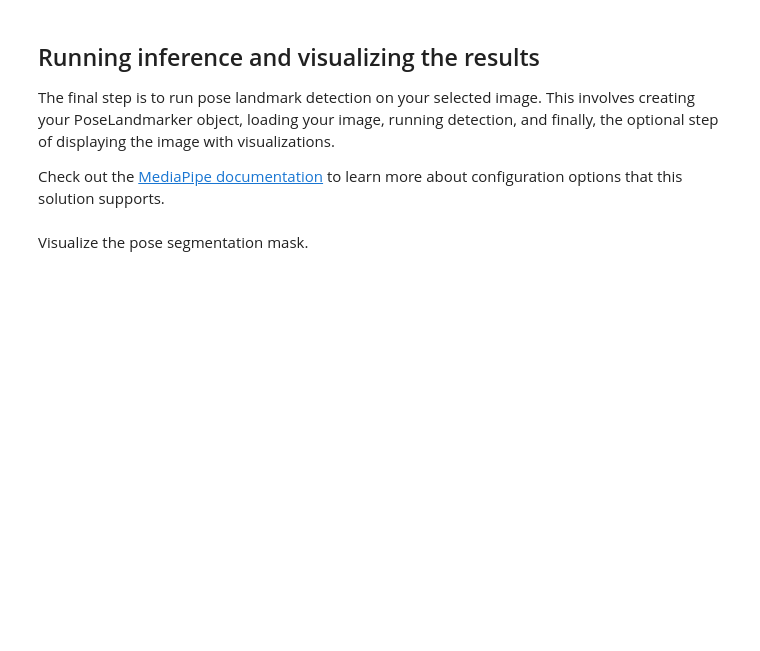
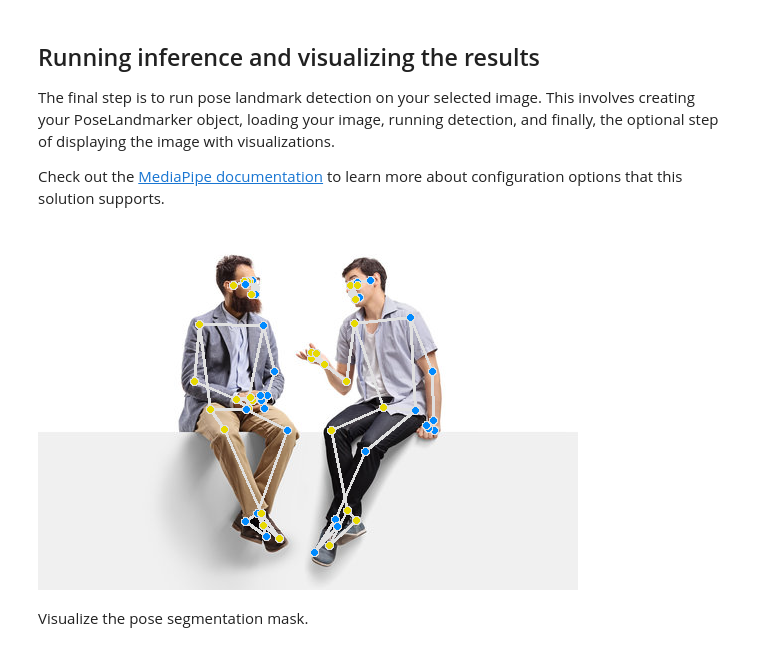
Before and after one commit to begumaktann/Data-Science-Projects, a Jupyter notebook: examples/pose_landmarker/python/[MediaPipe_Python_Tasks]_Pose_Landmarker.ipynb, the cells around one changed output. Saved outputs shown, nothing was run; the diff lists cells and outputs as text; code cells hidden in the pictures; blank space fills up the shorter version.

```diff
--- a/examples/pose_landmarker/python/[MediaPipe_Python_Tasks]_Pose_Landmarker.ipynb
+++ b/examples/pose_landmarker/python/[MediaPipe_Python_Tasks]_Pose_Landmarker.ipynb
@@ -90,25 +92,27 @@ Check out the [MediaPipe documentation](https://developers.google.com/mediapipe/
 # %%
 # STEP 1: Import the necessary modules.
 import mediapipe as mp
 from mediapipe.tasks import python
 from mediapipe.tasks.python import vision
 
 # STEP 2: Create an PoseLandmarker object.
 base_options = python.BaseOptions(model_asset_path='pose_landmarker.task')
 options = vision.PoseLandmarkerOptions(
     base_options=base_options,
-    output_segmentation_masks=True)
+    output_segmentation_masks=True,num_poses=2)
 detector = vision.PoseLandmarker.create_from_options(options)
 
 # STEP 3: Load the input image.
-image = mp.Image.create_from_file("image.jpg")
+image = mp.Image.create_from_file("2p.jpg")
 
 # STEP 4: Detect pose landmarks from the input image.
 detection_result = detector.detect(image)
 
 # STEP 5: Process the detection result. In this case, visualize it.
 annotated_image = draw_landmarks_on_image(image.numpy_view(), detection_result)
 cv2_imshow(cv2.cvtColor(annotated_image, cv2.COLOR_RGB2BGR))
+# %% [output]
+[figure, added]
 # %% [markdown]
 Visualize the pose segmentation mask.
 # %%
```
Also changed, not shown: parts of 1 cell of this notebook.
